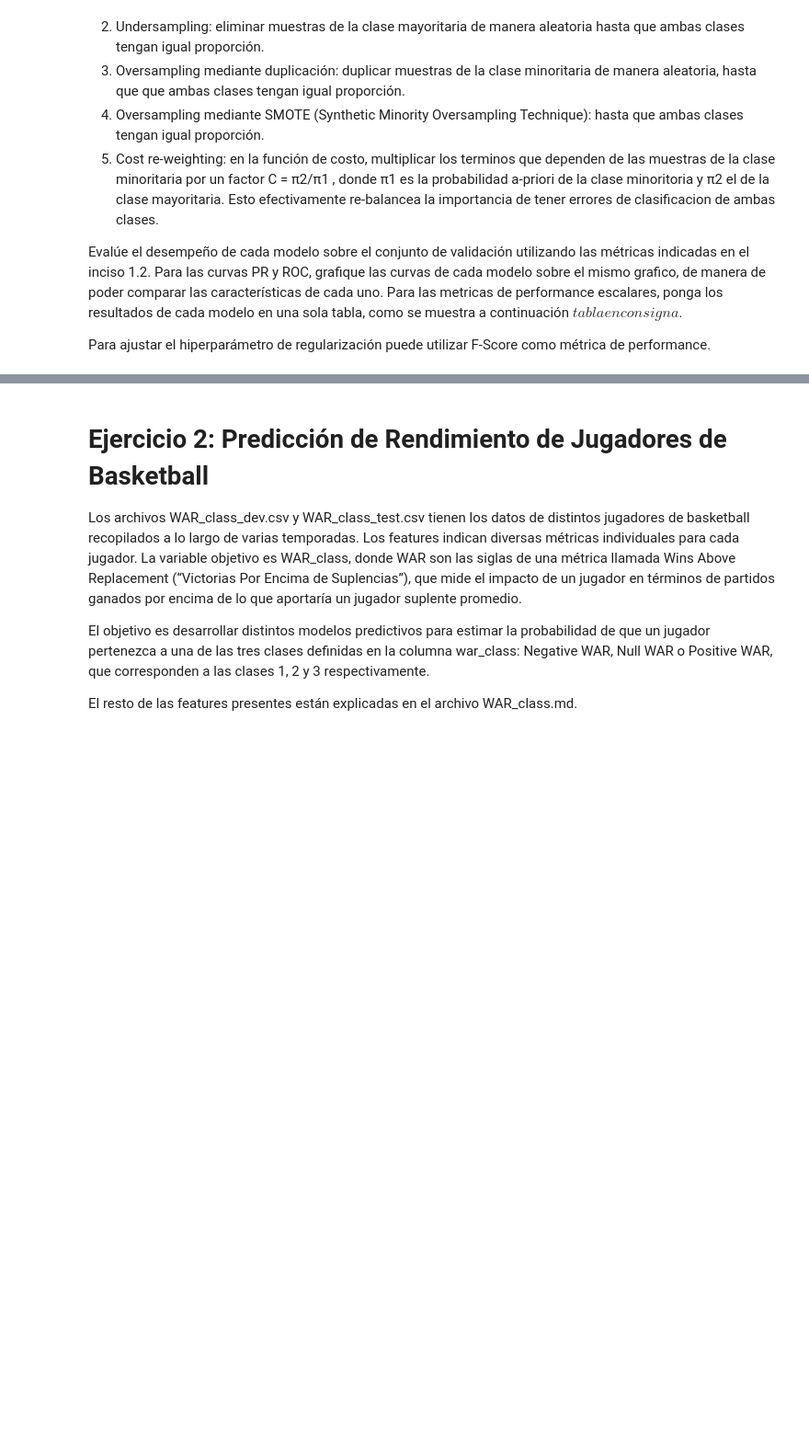
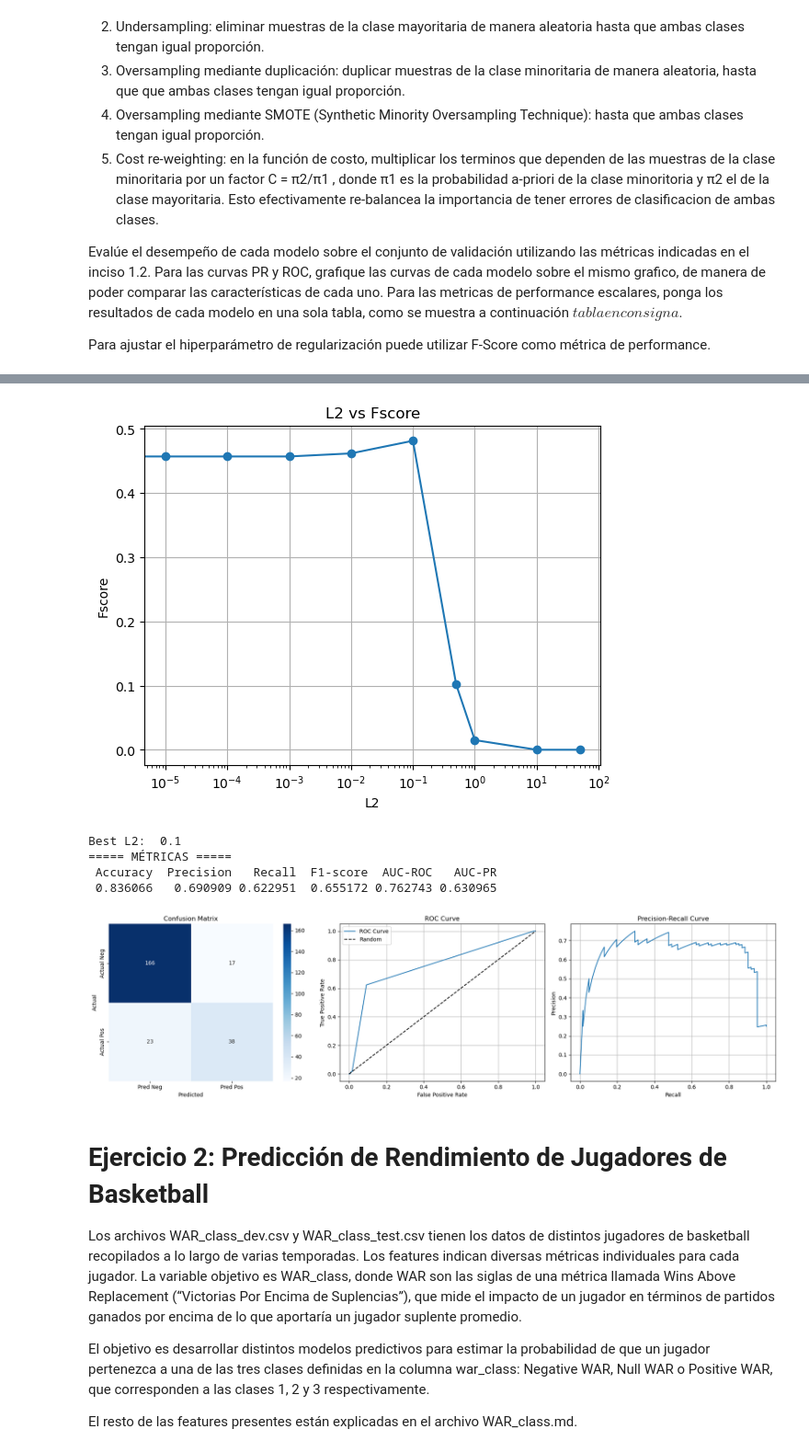
Before and after one commit to felicitasmarolda/MLyDL_TPs, a Jupyter notebook: Marolda_Felicitas_TP2/Marolda_Felicitas_Notebook_TP2.ipynb, the cells around one changed output, grey strips where cells are left out. Shown at 92% size. Cells and saved outputs as stored; diff of their text form; code cells hidden in the pictures; blank space fills up the shorter version.

Commit message:
ahora con COST RE-WEIGHTING

```diff
--- a/Marolda_Felicitas_TP2/Marolda_Felicitas_Notebook_TP2.ipynb
+++ b/Marolda_Felicitas_TP2/Marolda_Felicitas_Notebook_TP2.ipynb
@@ -389,3 +391,32 @@ Best L2:  0.001
+# %%
+# Cost re weighing
+importlib.reload(pp)
+possible_L2 = [0, 0.00001, 0.0001, 0.001, 0.01, 0.1, 0.5, 1, 10, 50]
+best_L2_cost_rw = pp.cross_validation_for_imbalanced(train_data_imb, possible_L2, "oversampling mediante cost re-weighing")
+print("Best L2: ", best_L2_cost_rw)
+
+# hacemos oversampling a train
+X_train_cost_rw_bal, y_train_cost_rw_bal = pp.oversampling_SMOTE(X_train_imb, y_train_imb)
+
+X_train_cost_rw = pp.normalization(X_train_cost_rw_bal, X_train_cost_rw_bal.mean(), X_train_cost_rw_bal.std())
+X_val_cost_rw = pp.normalization(X_val_imb, X_train_cost_rw_bal.mean(), X_train_cost_rw_bal.std())
+
+model_cost_rw = mod.Logistic_Regression(X_train_cost_rw, y_train_cost_rw_bal, features, best_L2_cost_rw, 0.5)
+model_prediction_cost_rw = model_cost_rw.predict(X_val_cost_rw)
+model_proba_cost_rw = model_cost_rw.predict_proba(X_val_cost_rw)
+# print(model_sin_rebalanceo.coef)
+
+met.get_metrics(y_val_imb, model_prediction_cost_rw, model_proba_cost_rw)
+
+metrics_cost_rw = met.get_numeric_metrics(y_val_imb, model_prediction_cost_rw, model_proba_cost_rw)
+metrics_for_graphing_cost_rw= met.get_metrics_for_graphing(y_val_imb, model_prediction_cost_rw, model_proba_cost_rw)
+# %% [output]
+[figure, added]
+Best L2:  0.1
+===== MÉTRICAS =====
+ Accuracy  Precision   Recall  F1-score  AUC-ROC   AUC-PR
+ 0.836066   0.690909 0.622951  0.655172 0.762743 0.630965
+[figure, added]
 # %% [markdown]
 # Ejercicio 2: Predicción de Rendimiento de Jugadores de Basketball
 
```
Also changed, not shown: parts of 4 cells of this notebook, 2 other files.
